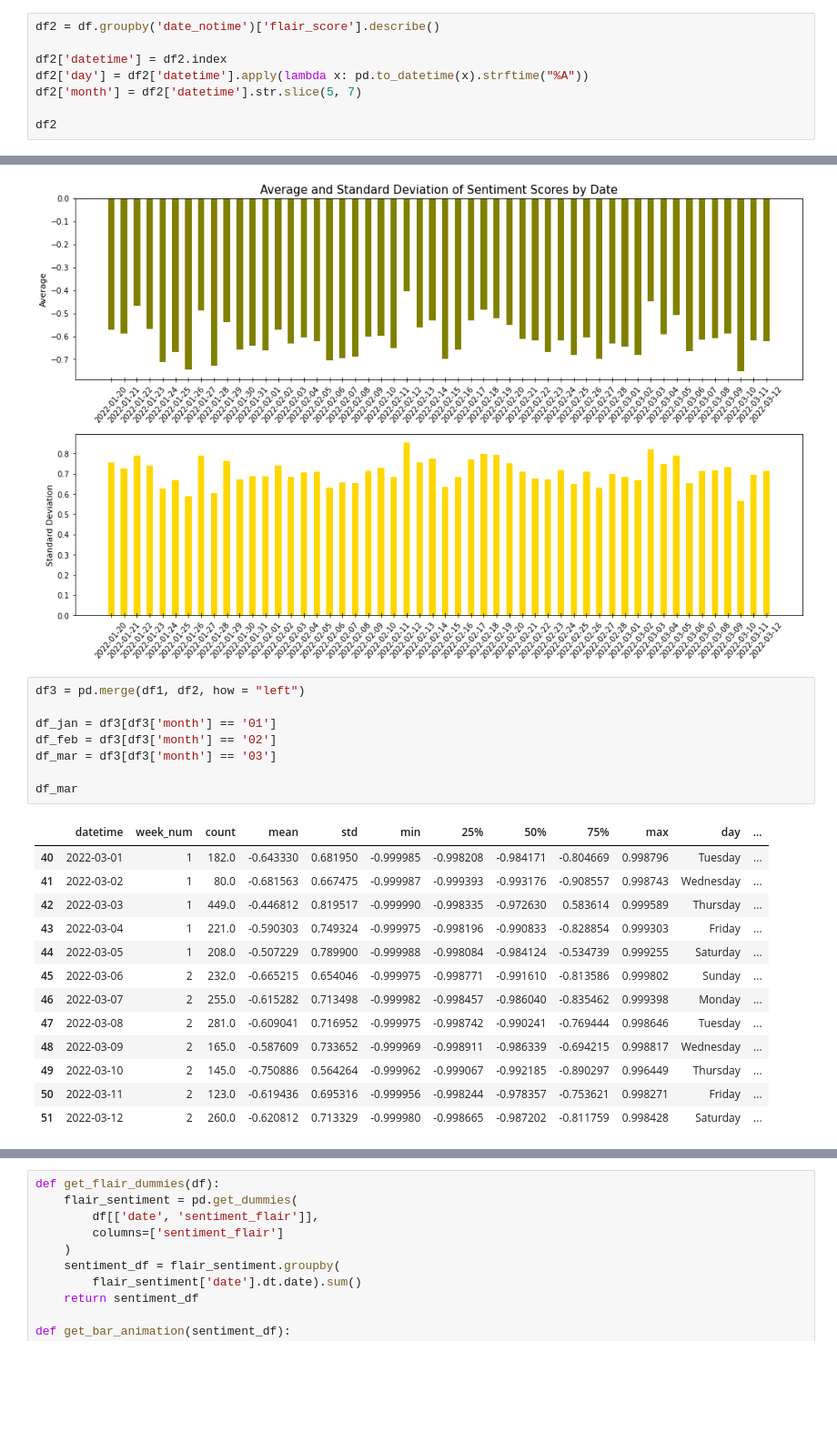
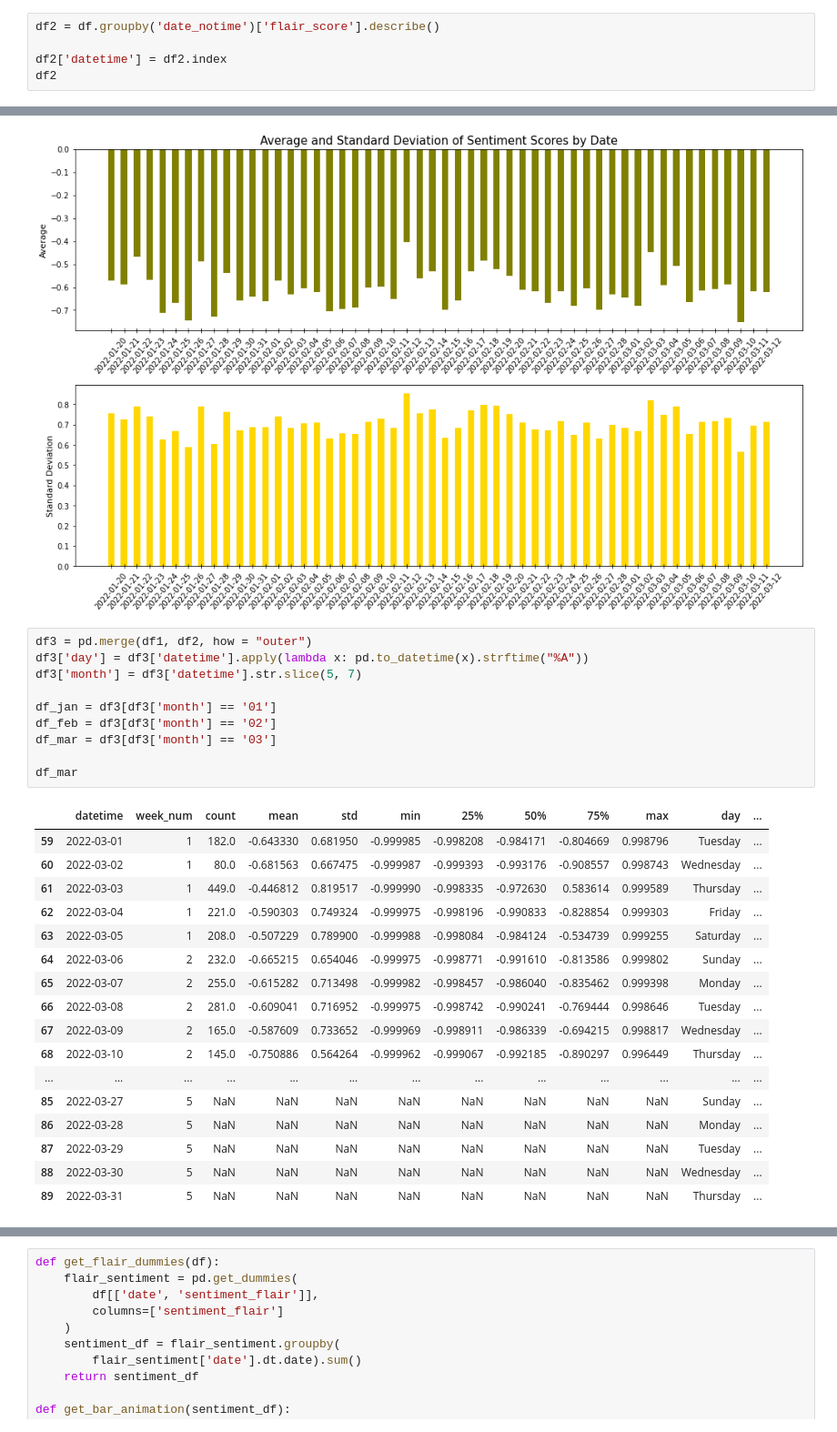
Before and after one commit to xdyhay/cmpt733_project, a Jupyter notebook: sentiment-2.ipynb, the cells around one changed output, grey strips where cells are left out. Shown at 91% size. Saved outputs shown, nothing was run; the diff lists cells and outputs as text; blank space fills up the shorter version.

```diff
--- a/sentiment-2.ipynb
+++ b/sentiment-2.ipynb
@@ -227,8 +231,5 @@ df
 df2 = df.groupby('date_notime')['flair_score'].describe()
 
 df2['datetime'] = df2.index
-df2['day'] = df2['datetime'].apply(lambda x: pd.to_datetime(x).strftime("%A"))
-df2['month'] = df2['datetime'].str.slice(5, 7)
-
 df2
 # %% [output]
@@ -271,27 +272,33 @@ fig3.savefig('mean&std.png')
 # %% [output]
 [figure]
 # %%
-df3 = pd.merge(df1, df2, how = "left")
+df3 = pd.merge(df1, df2, how = "outer")
+df3['day'] = df3['datetime'].apply(lambda x: pd.to_datetime(x).strftime("%A"))
+df3['month'] = df3['datetime'].str.slice(5, 7)
 
 df_jan = df3[df3['month'] == '01']
 df_feb = df3[df3['month'] == '02']
 df_mar = df3[df3['month'] == '03']
 
 df_mar
 # %% [output]
 |  | datetime | week_num | count | mean | std | min | 25% | 50% | 75% | max | day | ... |
-| 40 | 2022-03-01 | 1 | 182.0 | -0.643330 | 0.681950 | -0.999985 | -0.998208 | -0.984171 | -0.804669 | 0.998796 | Tuesday | ... |
-| 41 | 2022-03-02 | 1 | 80.0 | -0.681563 | 0.667475 | -0.999987 | -0.999393 | -0.993176 | -0.908557 | 0.998743 | Wednesday | ... |
-| 42 | 2022-03-03 | 1 | 449.0 | -0.446812 | 0.819517 | -0.999990 | -0.998335 | -0.972630 | 0.583614 | 0.999589 | Thursday | ... |
-| 43 | 2022-03-04 | 1 | 221.0 | -0.590303 | 0.749324 | -0.999975 | -0.998196 | -0.990833 | -0.828854 | 0.999303 | Friday | ... |
-| 44 | 2022-03-05 | 1 | 208.0 | -0.507229 | 0.789900 | -0.999988 | -0.998084 | -0.984124 | -0.534739 | 0.999255 | Saturday | ... |
-| 45 | 2022-03-06 | 2 | 232.0 | -0.665215 | 0.654046 | -0.999975 | -0.998771 | -0.991610 | -0.813586 | 0.999802 | Sunday | ... |
-| 46 | 2022-03-07 | 2 | 255.0 | -0.615282 | 0.713498 | -0.999982 | -0.998457 | -0.986040 | -0.835462 | 0.999398 | Monday | ... |
-| 47 | 2022-03-08 | 2 | 281.0 | -0.609041 | 0.716952 | -0.999975 | -0.998742 | -0.990241 | -0.769444 | 0.998646 | Tuesday | ... |
-| 48 | 2022-03-09 | 2 | 165.0 | -0.587609 | 0.733652 | -0.999969 | -0.998911 | -0.986339 | -0.694215 | 0.998817 | Wednesday | ... |
-| 49 | 2022-03-10 | 2 | 145.0 | -0.750886 | 0.564264 | -0.999962 | -0.999067 | -0.992185 | -0.890297 | 0.996449 | Thursday | ... |
-| 50 | 2022-03-11 | 2 | 123.0 | -0.619436 | 0.695316 | -0.999956 | -0.998244 | -0.978357 | -0.753621 | 0.998271 | Friday | ... |
-| 51 | 2022-03-12 | 2 | 260.0 | -0.620812 | 0.713329 | -0.999980 | -0.998665 | -0.987202 | -0.811759 | 0.998428 | Saturday | ... |
+| 59 | 2022-03-01 | 1 | 182.0 | -0.643330 | 0.681950 | -0.999985 | -0.998208 | -0.984171 | -0.804669 | 0.998796 | Tuesday | ... |
+| 60 | 2022-03-02 | 1 | 80.0 | -0.681563 | 0.667475 | -0.999987 | -0.999393 | -0.993176 | -0.908557 | 0.998743 | Wednesday | ... |
+| 61 | 2022-03-03 | 1 | 449.0 | -0.446812 | 0.819517 | -0.999990 | -0.998335 | -0.972630 | 0.583614 | 0.999589 | Thursday | ... |
+| 62 | 2022-03-04 | 1 | 221.0 | -0.590303 | 0.749324 | -0.999975 | -0.998196 | -0.990833 | -0.828854 | 0.999303 | Friday | ... |
+| 63 | 2022-03-05 | 1 | 208.0 | -0.507229 | 0.789900 | -0.999988 | -0.998084 | -0.984124 | -0.534739 | 0.999255 | Saturday | ... |
+| 64 | 2022-03-06 | 2 | 232.0 | -0.665215 | 0.654046 | -0.999975 | -0.998771 | -0.991610 | -0.813586 | 0.999802 | Sunday | ... |
+| 65 | 2022-03-07 | 2 | 255.0 | -0.615282 | 0.713498 | -0.999982 | -0.998457 | -0.986040 | -0.835462 | 0.999398 | Monday | ... |
+| 66 | 2022-03-08 | 2 | 281.0 | -0.609041 | 0.716952 | -0.999975 | -0.998742 | -0.990241 | -0.769444 | 0.998646 | Tuesday | ... |
+| 67 | 2022-03-09 | 2 | 165.0 | -0.587609 | 0.733652 | -0.999969 | -0.998911 | -0.986339 | -0.694215 | 0.998817 | Wednesday | ... |
+| 68 | 2022-03-10 | 2 | 145.0 | -0.750886 | 0.564264 | -0.999962 | -0.999067 | -0.992185 | -0.890297 | 0.996449 | Thursday | ... |
+| ... | ... | ... | ... | ... | ... | ... | ... | ... | ... | ... | ... | ... |
+| 85 | 2022-03-27 | 5 | NaN | NaN | NaN | NaN | NaN | NaN | NaN | NaN | Sunday | ... |
+| 86 | 2022-03-28 | 5 | NaN | NaN | NaN | NaN | NaN | NaN | NaN | NaN | Monday | ... |
+| 87 | 2022-03-29 | 5 | NaN | NaN | NaN | NaN | NaN | NaN | NaN | NaN | Tuesday | ... |
+| 88 | 2022-03-30 | 5 | NaN | NaN | NaN | NaN | NaN | NaN | NaN | NaN | Wednesday | ... |
+| 89 | 2022-03-31 | 5 | NaN | NaN | NaN | NaN | NaN | NaN | NaN | NaN | Thursday | ... |
 # %%
 fig4, (ax_2_1, ax_2_2, ax_2_3) = plt.subplots(figsize=(17,10), nrows = 3)
 plt.subplots_adjust(left=None, bottom=None, right=None, top=None,
```
Also changed, not shown: parts of 10 cells of this notebook, 1 other file.
